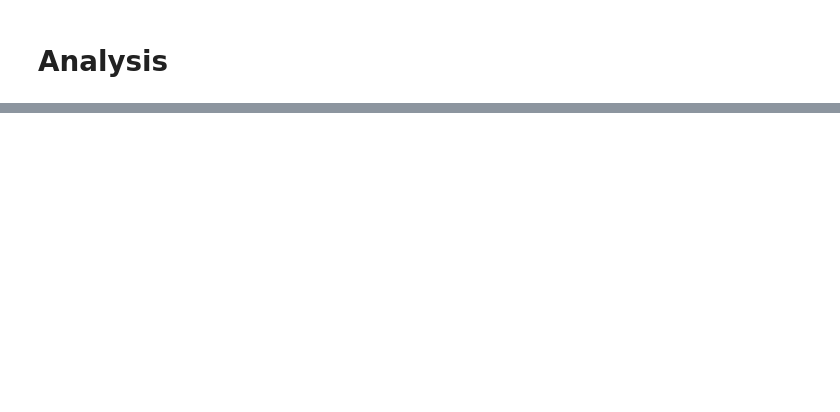
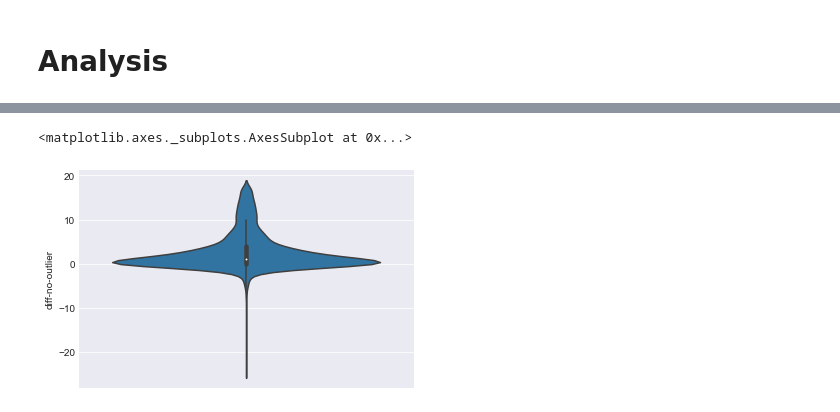
Before and after one commit to ScholCommLab/fhe-plos-data-collection, a Jupyter notebook: code/analysis.ipynb, the cells around one changed output, grey strips where cells are left out. Saved outputs shown, nothing was run; the diff lists cells and outputs as text; code cells hidden in the pictures; blank space fills up the shorter version.

```diff
--- a/code/analysis.ipynb
+++ b/code/analysis.ipynb
@@ -50,0 +140,8 @@ og_objects[["reactions", "shares", "comments", "plugin_comments"]] = og_objects[
+# %%
+# diff = s['diff']
+diff = s['diff-no-outlier'].dropna()
+# %%
+sns.violinplot(y=diff)
+# %% [output]
+<matplotlib.axes._subplots.AxesSubplot at 0x...>
+[figure, added]
```
Also changed, not shown: parts of 42 cells of this notebook, 7 other files.
